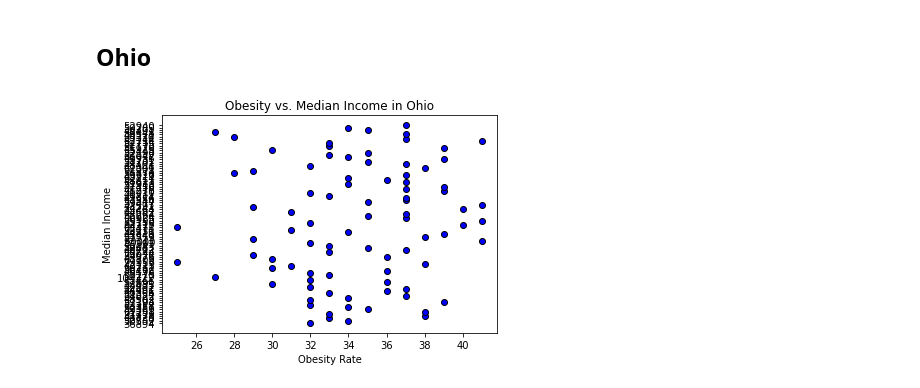
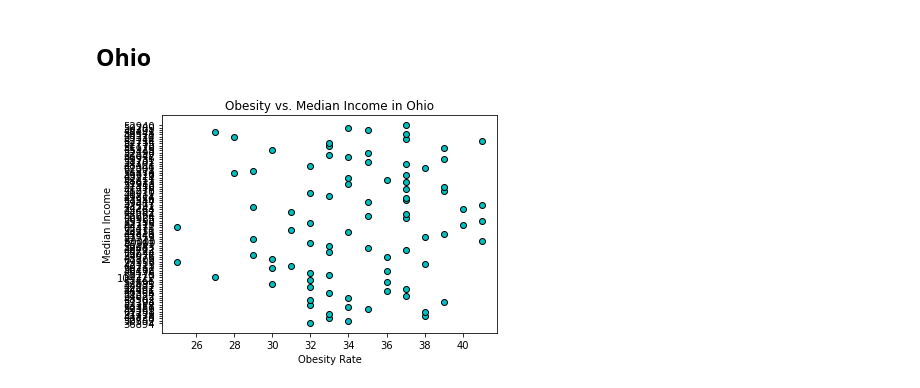
Before and after one commit to katrinan029/project-movat, a Jupyter notebook: Project code.ipynb, the cells around one changed output. Saved outputs shown, nothing was run; the diff lists cells and outputs as text; code cells hidden in the pictures.

```diff
--- a/Project code.ipynb
+++ b/Project code.ipynb
@@ -215,13 +215,13 @@ merged_df.dropna()
 # %%
 ohio_analysis = merged_df.loc[merged_df["State"] == " Ohio" ]
 ohio_obesity_rate = ohio_analysis["% Adults with Obesity"]
 ohio_median_income = ohio_analysis["Median Income"]
 
 
-plt.scatter(ohio_obesity_rate,ohio_median_income,color="b",edgecolors="black")
+plt.scatter(ohio_obesity_rate,ohio_median_income,color="c",edgecolors="black")
 plt.xlabel("Obesity Rate")
 plt.ylabel("Median Income")
 plt.title("Obesity vs. Median Income in Ohio")
 plt.show()
 # %% [output]
-[figure, old version]
+[figure, new version]
```
Also changed, not shown: parts of 1 cell of this notebook.
